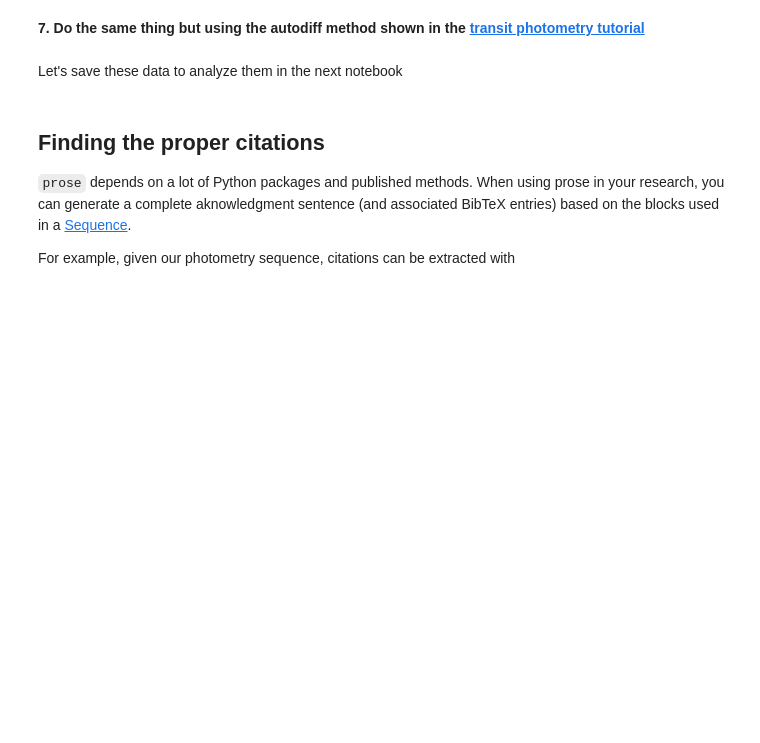
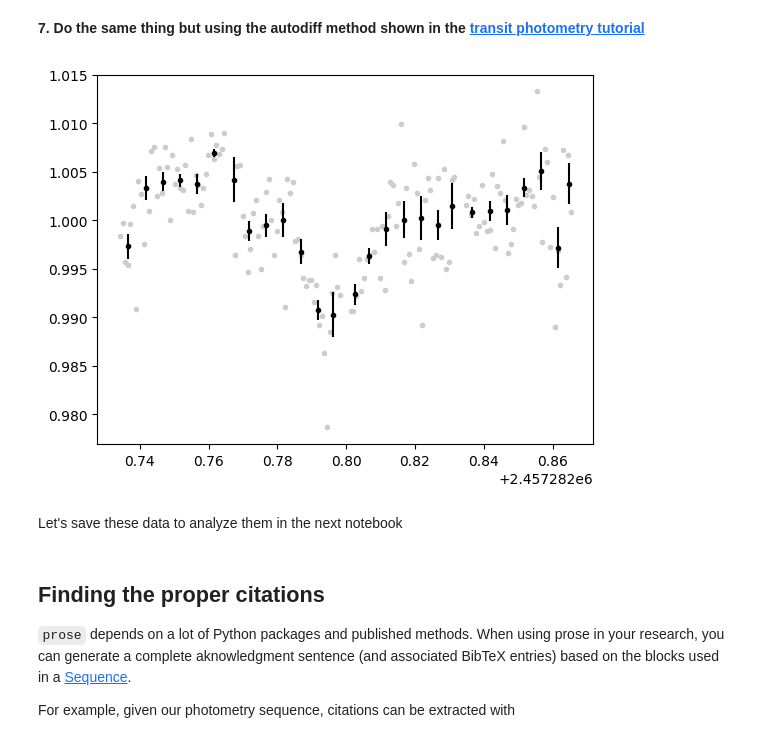
Before and after one commit to lgrcia/pysnack10-prose, a Jupyter notebook: material/reduction.ipynb, the cells around one changed output. Saved outputs shown, nothing was run; the diff lists cells and outputs as text; code cells hidden in the pictures; blank space fills up the shorter version.

```diff
--- a/material/reduction.ipynb
+++ b/material/reduction.ipynb
@@ -248,13 +257,18 @@ diff_flux.bin(0.005, estimate_error=True).errorbar()
 # %%
 fluxes.target = 17
 
 # a bit of cleaning
 nan_stars = np.any(np.isnan(fluxes.fluxes), axis=(0, 2))  # stars with nan fluxes
 fluxes = fluxes.mask_stars(~nan_stars)  # mask nans stars
 fluxes = fluxes.sigma_clipping_data(bkg=3, fwhm=3)  # sigma clipping
 
 # differential photometry
-diff = fluxes.autodiff()
+diff_flux = fluxes.autodiff()
+
+diff_flux.plot()
+diff_flux.bin(0.005, estimate_error=True).errorbar()
+# %% [output]
+[figure, added]
 # %% [markdown]
 Let's save these data to analyze them in the next notebook
 # %%
```
Also changed, not shown: parts of 2 cells of this notebook.
